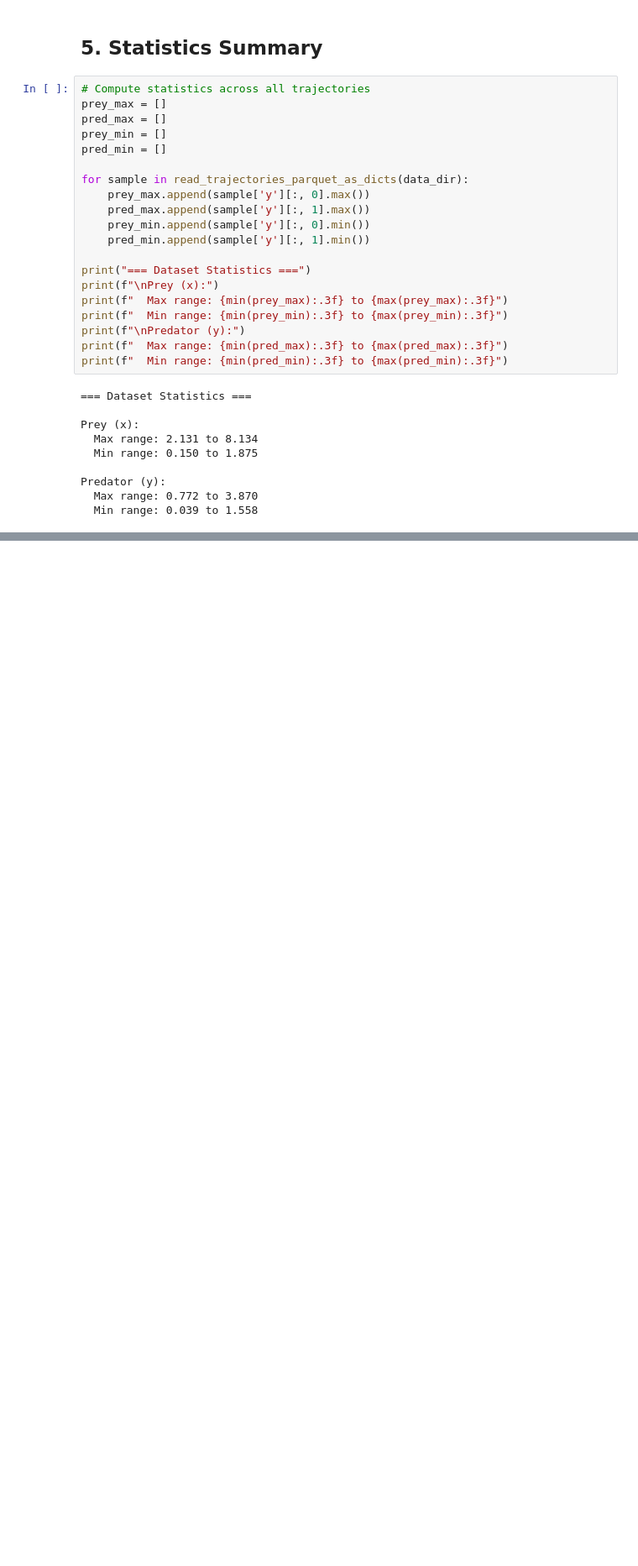
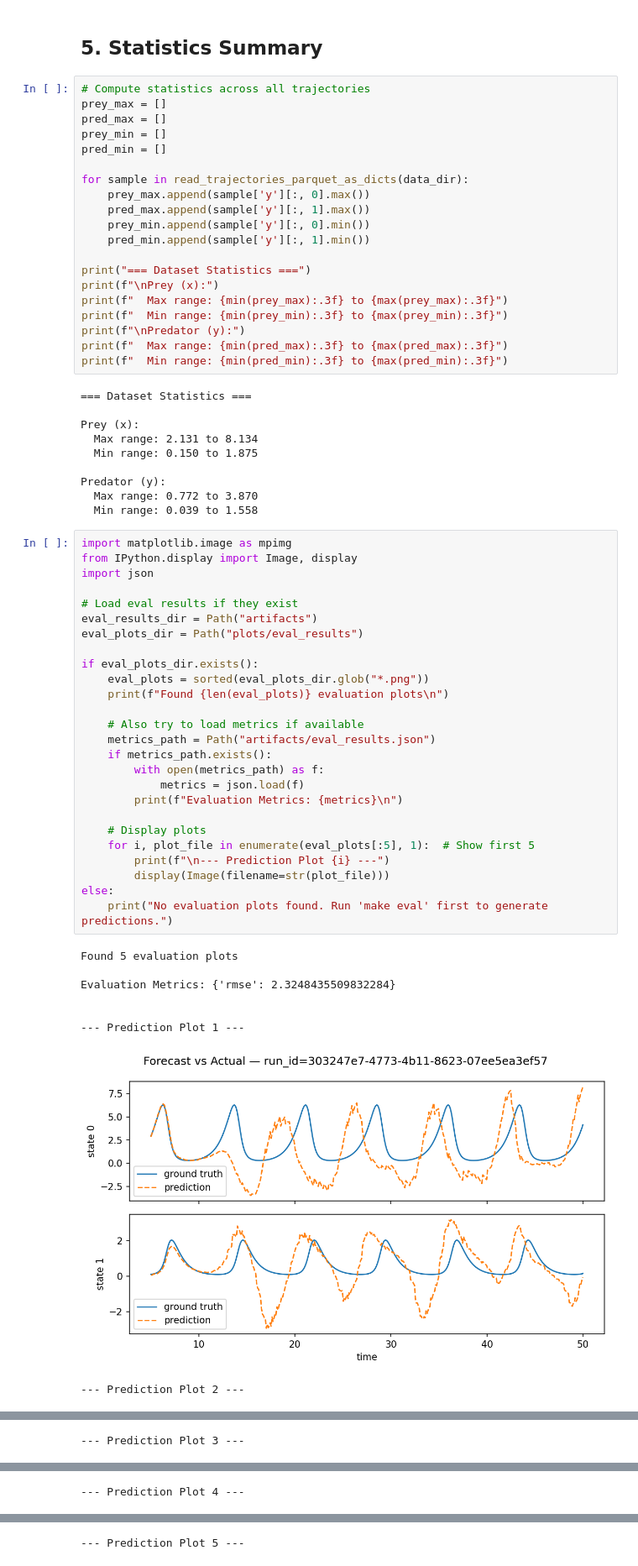
Before and after one commit to alexisperrier/physics_ml, a Jupyter notebook: visualize_trajectories.ipynb, the cells around one changed output, grey strips where cells are left out. Shown at 84% size. Saved outputs shown, nothing was run; the diff lists cells and outputs as text; blank space fills up the shorter version.

```diff
--- a/visualize_trajectories.ipynb
+++ b/visualize_trajectories.ipynb
@@ -180,3 +180,38 @@ Prey (x):
 Predator (y):
   Max range: 0.772 to 3.870
   Min range: 0.039 to 1.558
+# %%
+import matplotlib.image as mpimg
+from IPython.display import Image, display
+import json
+
+# Load eval results if they exist
+eval_results_dir = Path("artifacts")
+eval_plots_dir = Path("plots/eval_results")
+
+if eval_plots_dir.exists():
+    eval_plots = sorted(eval_plots_dir.glob("*.png"))
+    print(f"Found {len(eval_plots)} evaluation plots\n")
+
+    # Also try to load metrics if available
+    metrics_path = Path("artifacts/eval_results.json")
+    if metrics_path.exists():
+        with open(metrics_path) as f:
+            metrics = json.load(f)
+        print(f"Evaluation Metrics: {metrics}\n")
+
+    # Display plots
+    for i, plot_file in enumerate(eval_plots[:5], 1):  # Show first 5
+        print(f"\n--- Prediction Plot {i} ---")
+        display(Image(filename=str(plot_file)))
+else:
+    print("No evaluation plots found. Run 'make eval' first to generate predictions.")
+# %% [output]
+Found 5 evaluation plots
+
+Evaluation Metrics: {'rmse': 2.3248435509832284}
+
+
+--- Prediction Plot 1 ---
+[figure, added]
+--- Prediction Plot 2 ---
@@ -182,0 +219 @@ Predator (y):
+--- Prediction Plot 3 ---
@@ -182,0 +221 @@ Predator (y):
+--- Prediction Plot 4 ---
@@ -182,0 +223 @@ Predator (y):
+--- Prediction Plot 5 ---
```
Also changed, not shown: parts of 5 cells of this notebook, 16 other files.
